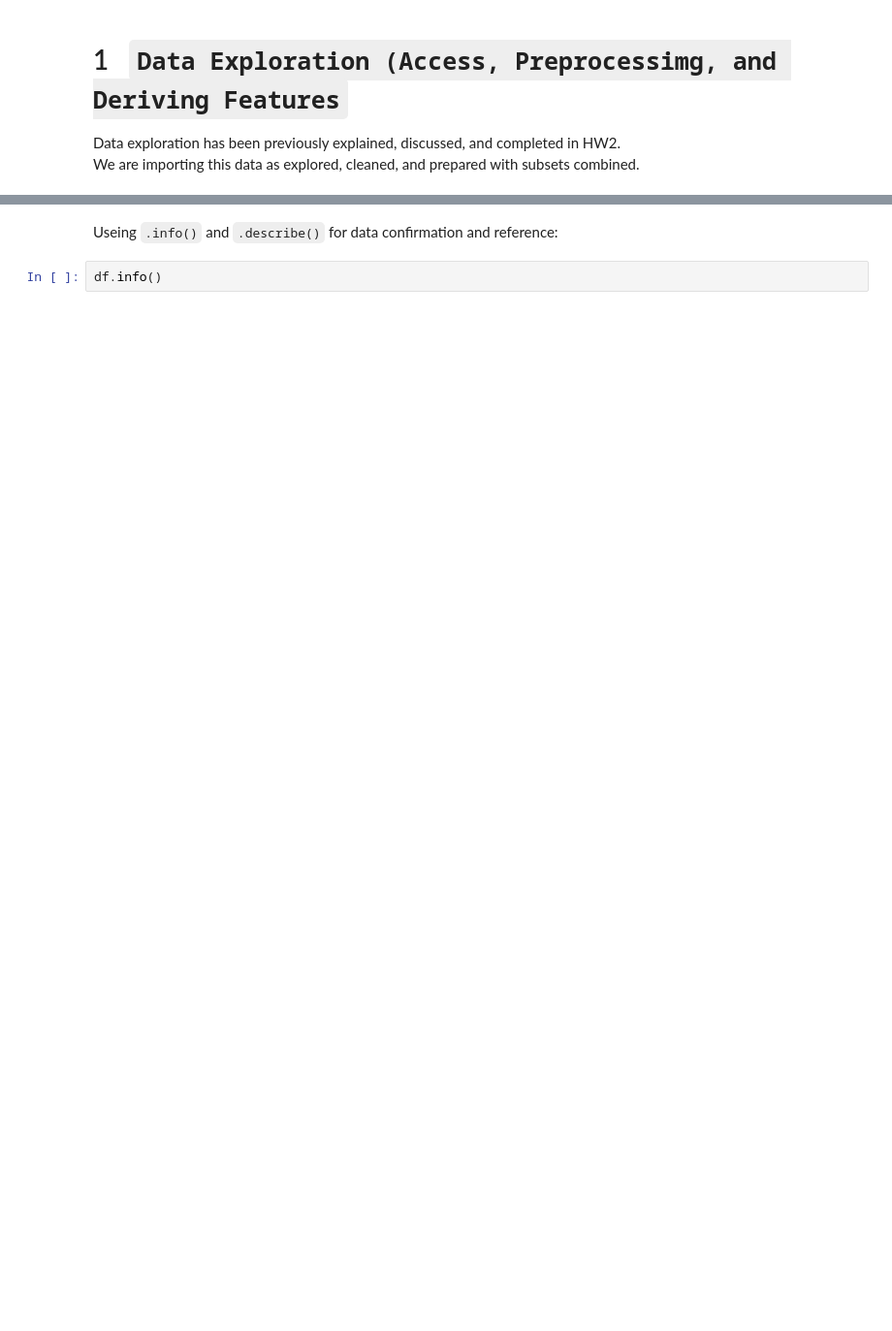
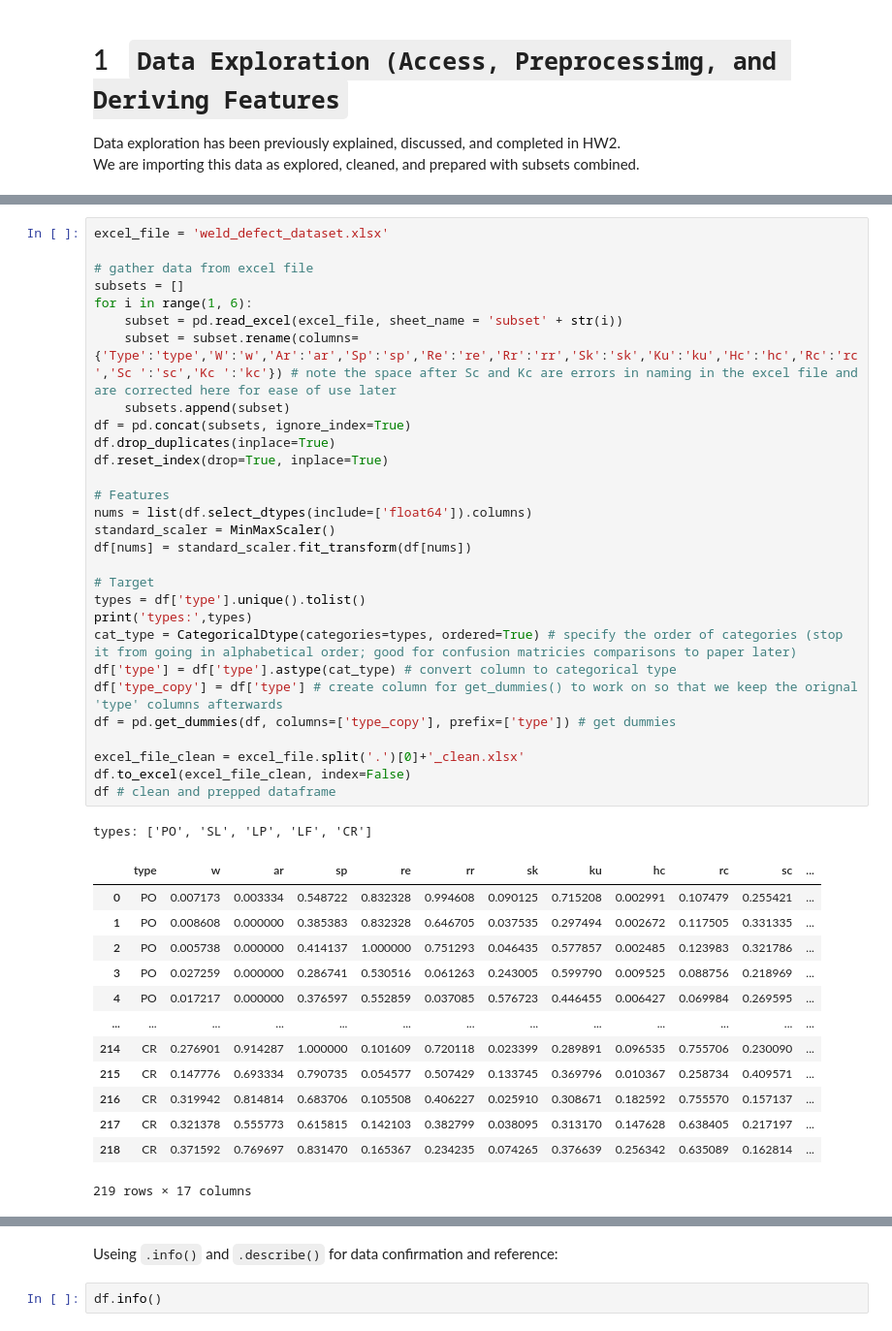
Before and after one commit to sokosaa/Machine-Learning-in-Mechanical-Engineering, a Jupyter notebook: project/project.ipynb, the cells around one changed output, grey strips where cells are left out. Shown at 97% size. Cells and saved outputs as stored; diff of their text form; blank space fills up the shorter version.

```diff
--- a/project/project.ipynb
+++ b/project/project.ipynb
@@ -79,3 +53,47 @@ df
+# %%
+excel_file = 'weld_defect_dataset.xlsx'
+
+# gather data from excel file
+subsets = []
+for i in range(1, 6):
+    subset = pd.read_excel(excel_file, sheet_name = 'subset' + str(i))
+    subset = subset.rename(columns={'Type':'type','W':'w','Ar':'ar','Sp':'sp','Re':'re','Rr':'rr','Sk':'sk','Ku':'ku','Hc':'hc','Rc':'rc','Sc ':'sc','Kc ':'kc'}) # note the space after Sc and Kc are errors in naming in the excel file and are corrected here for ease of use later
+    subsets.append(subset)
+df = pd.concat(subsets, ignore_index=True)
+df.drop_duplicates(inplace=True)
+df.reset_index(drop=True, inplace=True)
+
+# Features
+nums = list(df.select_dtypes(include=['float64']).columns)
+standard_scaler = MinMaxScaler()
+df[nums] = standard_scaler.fit_transform(df[nums])
+
+# Target
+types = df['type'].unique().tolist()
+print('types:',types)
+cat_type = CategoricalDtype(categories=types, ordered=True) # specify the order of categories (stop it from going in alphabetical order; good for confusion matricies comparisons to paper later)
+df['type'] = df['type'].astype(cat_type) # convert column to categorical type
+df['type_copy'] = df['type'] # create column for get_dummies() to work on so that we keep the orignal 'type' columns afterwards
+df = pd.get_dummies(df, columns=['type_copy'], prefix=['type']) # get dummies
+
+excel_file_clean = excel_file.split('.')[0]+'_clean.xlsx'
+df.to_excel(excel_file_clean, index=False)
+df # clean and prepped dataframe
+# %% [output]
+types: ['PO', 'SL', 'LP', 'LF', 'CR']
+|  | type | w | ar | sp | re | rr | sk | ku | hc | rc | sc | ... |
+| 0 | PO | 0.007173 | 0.003334 | 0.548722 | 0.832328 | 0.994608 | 0.090125 | 0.715208 | 0.002991 | 0.107479 | 0.255421 | ... |
+| 1 | PO | 0.008608 | 0.000000 | 0.385383 | 0.832328 | 0.646705 | 0.037535 | 0.297494 | 0.002672 | 0.117505 | 0.331335 | ... |
+| 2 | PO | 0.005738 | 0.000000 | 0.414137 | 1.000000 | 0.751293 | 0.046435 | 0.577857 | 0.002485 | 0.123983 | 0.321786 | ... |
+| 3 | PO | 0.027259 | 0.000000 | 0.286741 | 0.530516 | 0.061263 | 0.243005 | 0.599790 | 0.009525 | 0.088756 | 0.218969 | ... |
+| 4 | PO | 0.017217 | 0.000000 | 0.376597 | 0.552859 | 0.037085 | 0.576723 | 0.446455 | 0.006427 | 0.069984 | 0.269595 | ... |
+| ... | ... | ... | ... | ... | ... | ... | ... | ... | ... | ... | ... | ... |
+| 214 | CR | 0.276901 | 0.914287 | 1.000000 | 0.101609 | 0.720118 | 0.023399 | 0.289891 | 0.096535 | 0.755706 | 0.230090 | ... |
+| 215 | CR | 0.147776 | 0.693334 | 0.790735 | 0.054577 | 0.507429 | 0.133745 | 0.369796 | 0.010367 | 0.258734 | 0.409571 | ... |
+| 216 | CR | 0.319942 | 0.814814 | 0.683706 | 0.105508 | 0.406227 | 0.025910 | 0.308671 | 0.182592 | 0.755570 | 0.157137 | ... |
+| 217 | CR | 0.321378 | 0.555773 | 0.615815 | 0.142103 | 0.382799 | 0.038095 | 0.313170 | 0.147628 | 0.638405 | 0.217197 | ... |
+| 218 | CR | 0.371592 | 0.769697 | 0.831470 | 0.165367 | 0.234235 | 0.074265 | 0.376639 | 0.256342 | 0.635089 | 0.162814 | ... |
+219 rows × 17 columns
 # %% [markdown]
 For Reference:
 
```
Also changed, not shown: parts of 20 cells of this notebook, 15 other files.
